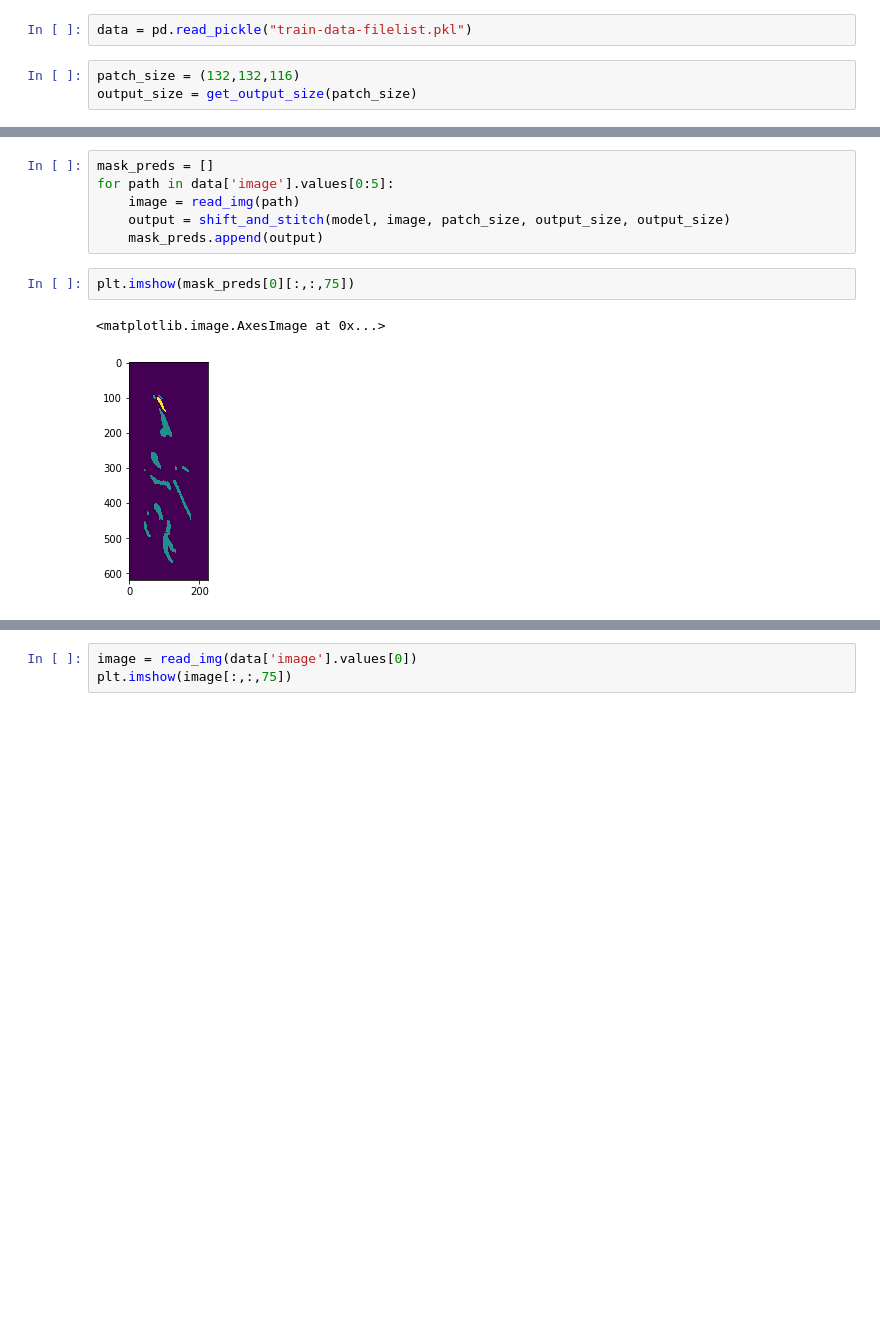
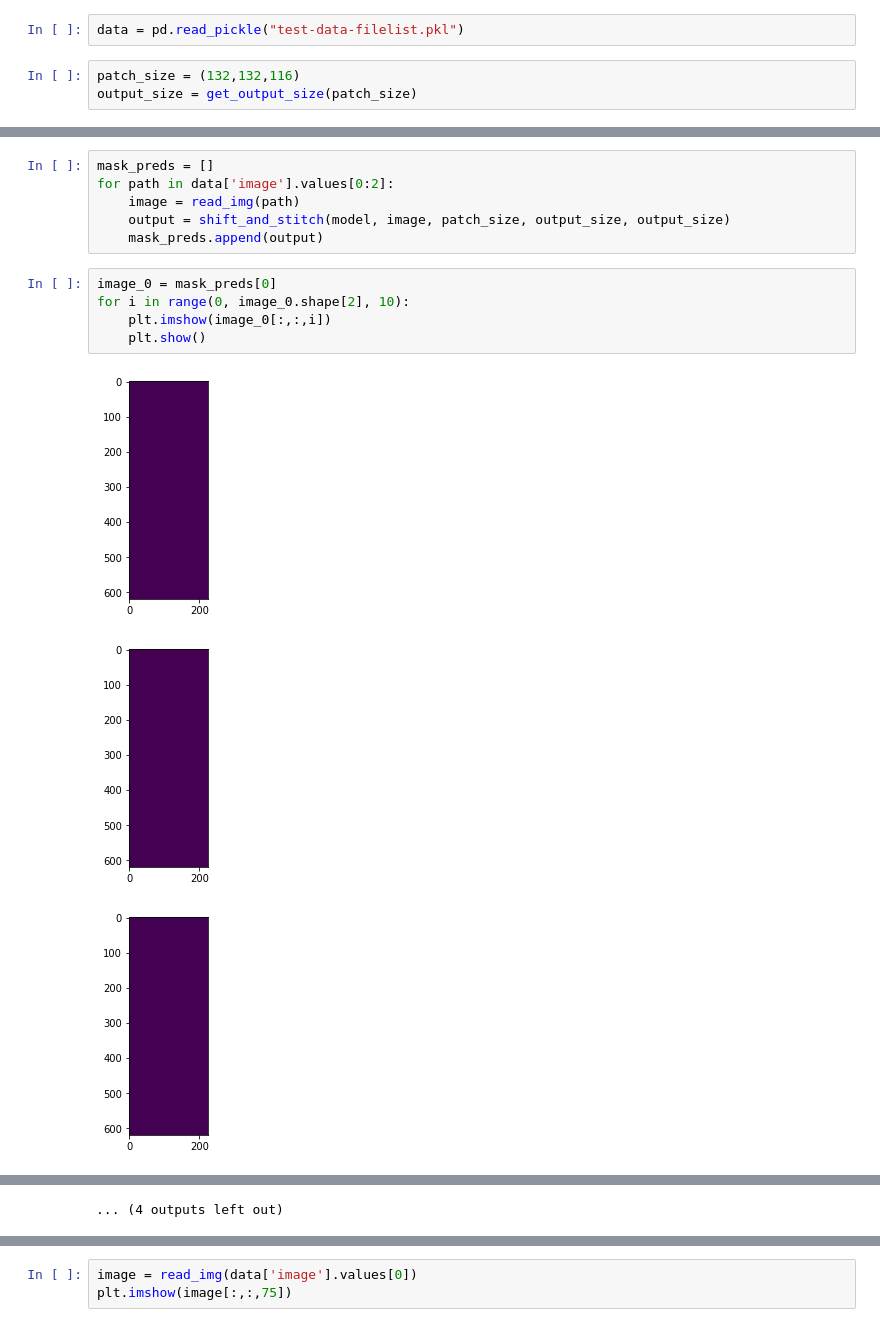
Before and after one commit to SvenDH/ISMI-Fissure-Detection, a Jupyter notebook: submission.ipynb, the cells around one changed output, grey strips where cells are left out. Drawn from its saved outputs; the diff is of its cells as text; blank space fills up the shorter version.

```diff
--- a/submission.ipynb
+++ b/submission.ipynb
@@ -22,7 +16,7 @@ from keras.layers.merge import concatenate
 # %% [output]
 Using TensorFlow backend.
 # %%
-data = pd.read_pickle("train-data-filelist.pkl")
+data = pd.read_pickle("test-data-filelist.pkl")
 # %%
 patch_size = (132,132,116)
 output_size = get_output_size(patch_size)
@@ -50,12 +44,16 @@ Non-trainable params: 2,816
 _________________________________________________________________
 # %%
 mask_preds = []
-for path in data['image'].values[0:5]:
+for path in data['image'].values[0:2]:
     image = read_img(path)
     output = shift_and_stitch(model, image, patch_size, output_size, output_size)
     mask_preds.append(output)
-# %%
-plt.imshow(mask_preds[0][:,:,75])
-# %% [output]
-<matplotlib.image.AxesImage at 0x...>
-[figure, removed]
+# %%
+image_0 = mask_preds[0]
+for i in range(0, image_0.shape[2], 10):
+    plt.imshow(image_0[:,:,i])
+    plt.show()
+# %% [output]
+[figure, added]
+[figure, added]
+[figure, added]
@@ -61,0 +69 @@ plt.imshow(mask_preds[0][:,:,75])
+... (4 outputs left out)
```
Also changed, not shown: parts of 11 cells of this notebook, 1 other file.
